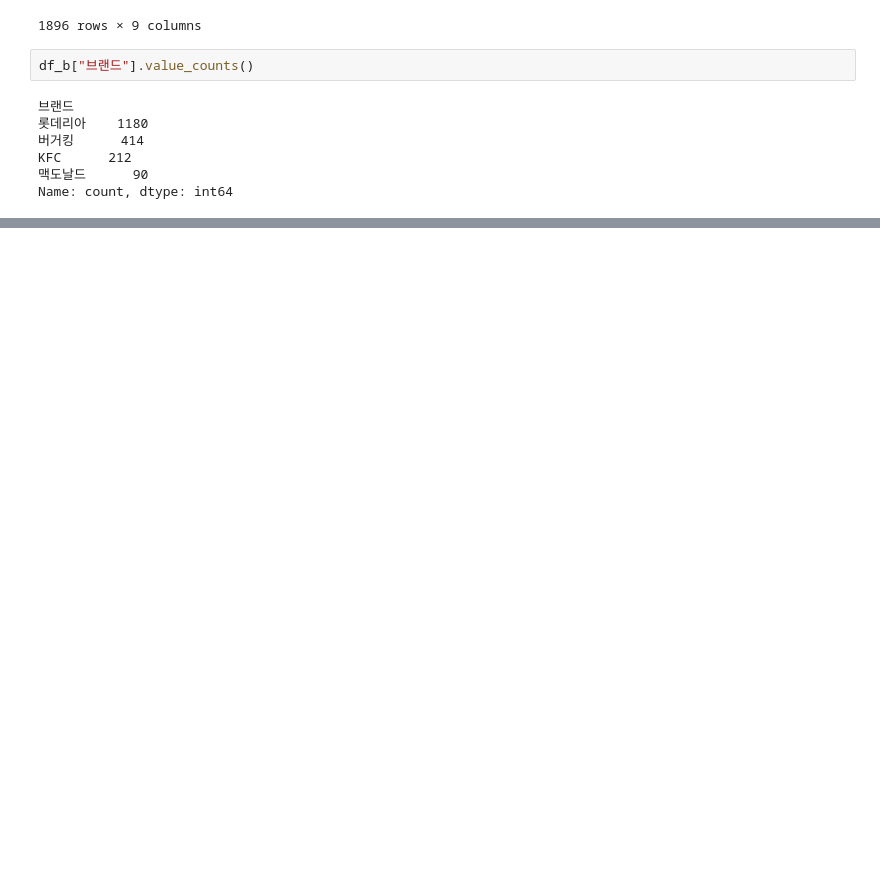
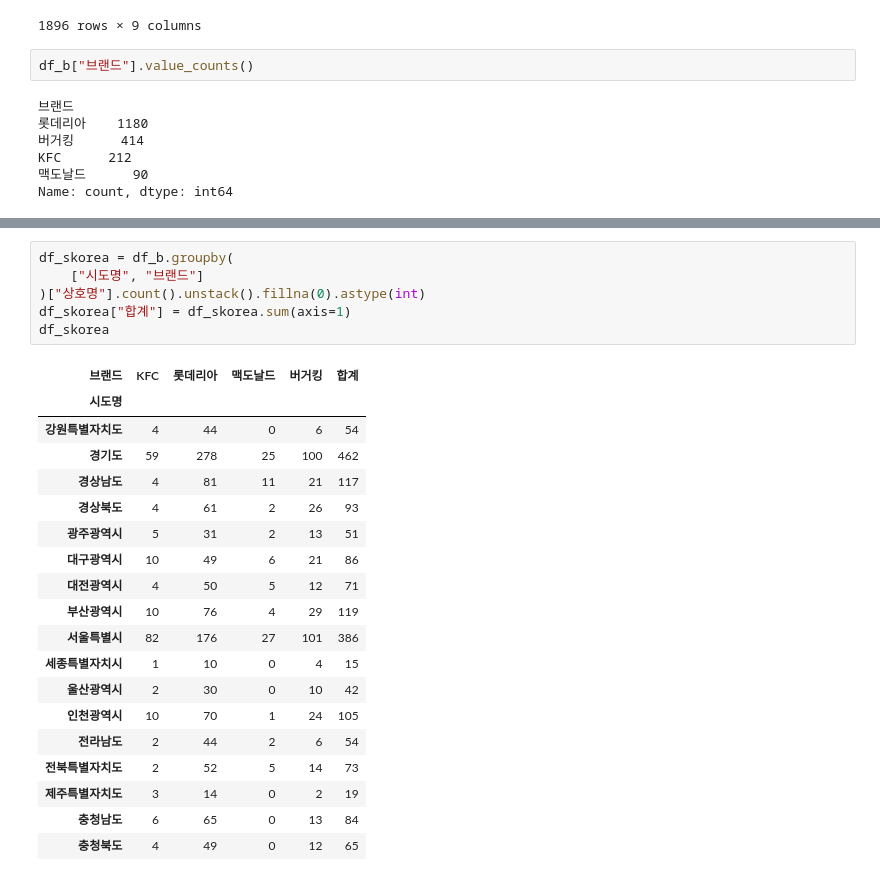
Before and after one commit to Song-Juntae/data_analysis, a Jupyter notebook: 상가정보/버거지수.ipynb, the cells around one changed output, grey strips where cells are left out. Cells and saved outputs as stored; diff of their text form; blank space fills up the shorter version.

```diff
--- a/상가정보/버거지수.ipynb
+++ b/상가정보/버거지수.ipynb
@@ -236,0 +291,26 @@ Name: count, dtype: int64
+# %%
+df_skorea = df_b.groupby(
+    ["시도명", "브랜드"]
+)["상호명"].count().unstack().fillna(0).astype(int)
+df_skorea["합계"] = df_skorea.sum(axis=1)
+df_skorea
+# %% [output]
+| 브랜드 | KFC | 롯데리아 | 맥도날드 | 버거킹 | 합계 |
+| 시도명 |  |  |  |  |  |
+| 강원특별자치도 | 4 | 44 | 0 | 6 | 54 |
+| 경기도 | 59 | 278 | 25 | 100 | 462 |
+| 경상남도 | 4 | 81 | 11 | 21 | 117 |
+| 경상북도 | 4 | 61 | 2 | 26 | 93 |
+| 광주광역시 | 5 | 31 | 2 | 13 | 51 |
+| 대구광역시 | 10 | 49 | 6 | 21 | 86 |
+| 대전광역시 | 4 | 50 | 5 | 12 | 71 |
+| 부산광역시 | 10 | 76 | 4 | 29 | 119 |
+| 서울특별시 | 82 | 176 | 27 | 101 | 386 |
+| 세종특별자치시 | 1 | 10 | 0 | 4 | 15 |
+| 울산광역시 | 2 | 30 | 0 | 10 | 42 |
+| 인천광역시 | 10 | 70 | 1 | 24 | 105 |
+| 전라남도 | 2 | 44 | 2 | 6 | 54 |
+| 전북특별자치도 | 2 | 52 | 5 | 14 | 73 |
+| 제주특별자치도 | 3 | 14 | 0 | 2 | 19 |
+| 충청남도 | 6 | 65 | 0 | 13 | 84 |
+| 충청북도 | 4 | 49 | 0 | 12 | 65 |
```
Also changed, not shown: parts of 3 cells of this notebook.
